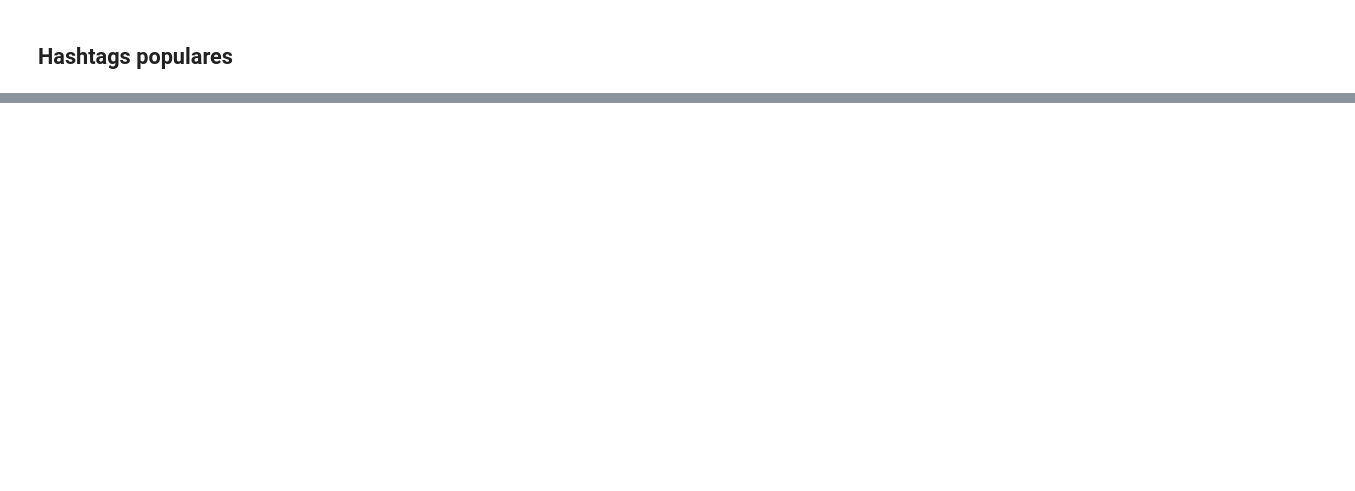
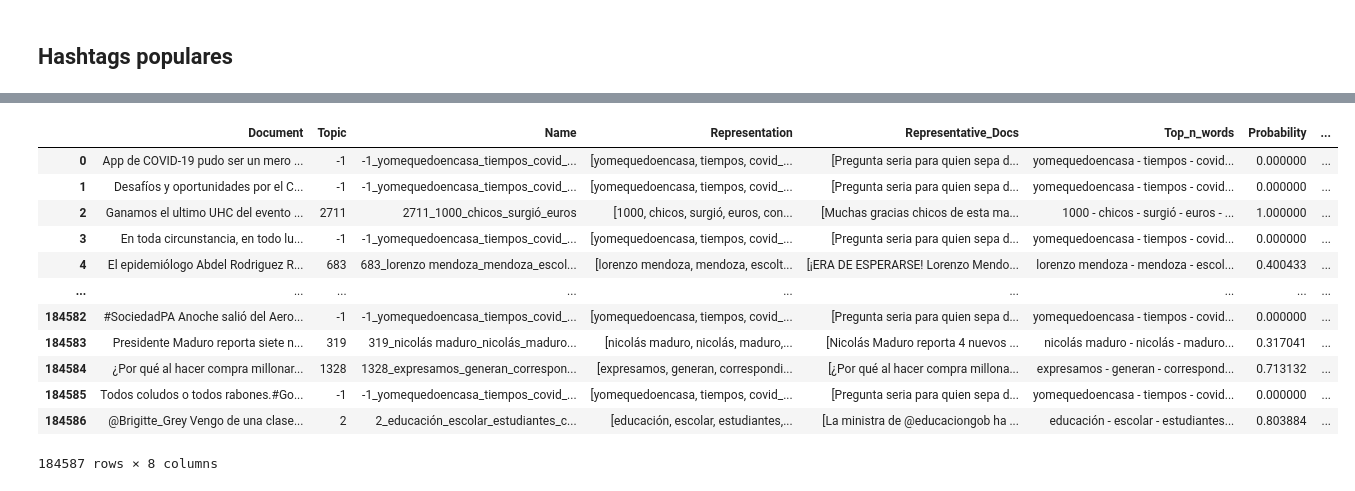
Before and after one commit to pablocelayes/famaf-text-mining-stance-tweets, a Jupyter notebook: 03 - detección de temas.ipynb, the cells around one changed output, grey strips where cells are left out. Saved outputs shown, nothing was run; the diff lists cells and outputs as text; code cells hidden in the pictures; blank space fills up the shorter version.

Commit message:
topic modelling con BERTopic

```diff
--- a/03 - detección de temas.ipynb
+++ b/03 - detección de temas.ipynb
@@ -381,0 +156,2 @@ ValueError: a must be greater than 0 unless no samples are taken
+# %%
+embeddings_sample = embeddings
@@ -381,0 +162,9 @@ ValueError: a must be greater than 0 unless no samples are taken
+# %%
+# Create and fit the BERTopic model using the precomputed embeddings
+topic_model = BERTopic(language="spanish")  # or language="spanish", but multilingual works well
+
+# topics, _ = topic_model.fit_transform(docs, embeddings)
+topics, _ = topic_model.fit_transform(docs_sample, embeddings_sample)
+
+# View topic info
+topic_info = topic_model.get_topic_info()
@@ -381,0 +209,14 @@ ValueError: a must be greater than 0 unless no samples are taken
+# %%
+import spacy
+import string
+
+# Load the Spanish library from SpaCy
+nlp = spacy.load("es_core_news_sm")
+
+# Create list of punctuation marks
+punctuations = string.punctuation
+
+# Create list of stopwords from spaCy
+es_stopwords = spacy.lang.es.stop_words.STOP_WORDS
+
+stopwords = list(es_stopwords) + ["https", "http", "com", "covid", "covid19", "19", "co", "coronavirus", "rt"]
@@ -381,0 +247,7 @@ ValueError: a must be greater than 0 unless no samples are taken
+# %%
+from sklearn.feature_extraction.text import CountVectorizer
+
+# Fine-tune topic representations after training BERTopic
+vectorizer_model = CountVectorizer(stop_words=stopwords, ngram_range=(1, 3), min_df=10)
+topic_model.update_topics(docs_sample, vectorizer_model=vectorizer_model)
+info = topic_model.get_topic_info()
@@ -381,0 +391,16 @@ ValueError: a must be greater than 0 unless no samples are taken
+# %%
+topic_model.get_document_info(docs_sample)
+# %% [output]
+|  | Document | Topic | Name | Representation | Representative_Docs | Top_n_words | Probability | ... |
+| 0 | App de COVID-19 pudo ser un mero ... | -1 | -1_yomequedoencasa_tiempos_covid_... | [yomequedoencasa, tiempos, covid_... | [Pregunta seria para quien sepa d... | yomequedoencasa - tiempos - covid... | 0.000000 | ... |
+| 1 | Desafíos y oportunidades por el C... | -1 | -1_yomequedoencasa_tiempos_covid_... | [yomequedoencasa, tiempos, covid_... | [Pregunta seria para quien sepa d... | yomequedoencasa - tiempos - covid... | 0.000000 | ... |
+| 2 | Ganamos el ultimo UHC del evento ... | 2711 | 2711_1000_chicos_surgió_euros | [1000, chicos, surgió, euros, con... | [Muchas gracias chicos de esta ma... | 1000 - chicos - surgió - euros - ... | 1.000000 | ... |
+| 3 | En toda circunstancia, en todo lu... | -1 | -1_yomequedoencasa_tiempos_covid_... | [yomequedoencasa, tiempos, covid_... | [Pregunta seria para quien sepa d... | yomequedoencasa - tiempos - covid... | 0.000000 | ... |
+| 4 | El epidemiólogo Abdel Rodriguez R... | 683 | 683_lorenzo mendoza_mendoza_escol... | [lorenzo mendoza, mendoza, escolt... | [¡ERA DE ESPERARSE! Lorenzo Mendo... | lorenzo mendoza - mendoza - escol... | 0.400433 | ... |
+| ... | ... | ... | ... | ... | ... | ... | ... | ... |
+| 184582 | #SociedadPA Anoche salió del Aero... | -1 | -1_yomequedoencasa_tiempos_covid_... | [yomequedoencasa, tiempos, covid_... | [Pregunta seria para quien sepa d... | yomequedoencasa - tiempos - covid... | 0.000000 | ... |
+| 184583 | Presidente Maduro reporta siete n... | 319 | 319_nicolás maduro_nicolás_maduro... | [nicolás maduro, nicolás, maduro,... | [Nicolás Maduro reporta 4 nuevos ... | nicolás maduro - nicolás - maduro... | 0.317041 | ... |
+| 184584 | ¿Por qué al hacer compra millonar... | 1328 | 1328_expresamos_generan_correspon... | [expresamos, generan, correspondi... | [¿Por qué al hacer compra millona... | expresamos - generan - correspond... | 0.713132 | ... |
+| 184585 | Todos coludos o todos rabones.#Go... | -1 | -1_yomequedoencasa_tiempos_covid_... | [yomequedoencasa, tiempos, covid_... | [Pregunta seria para quien sepa d... | yomequedoencasa - tiempos - covid... | 0.000000 | ... |
+| 184586 | @Brigitte_Grey Vengo de una clase... | 2 | 2_educación_escolar_estudiantes_c... | [educación, escolar, estudiantes,... | [La ministra de @educaciongob ha ... | educación - escolar - estudiantes... | 0.803884 | ... |
+184587 rows × 8 columns
```
Also changed, not shown: parts of 79 cells of this notebook, 1 other file.
